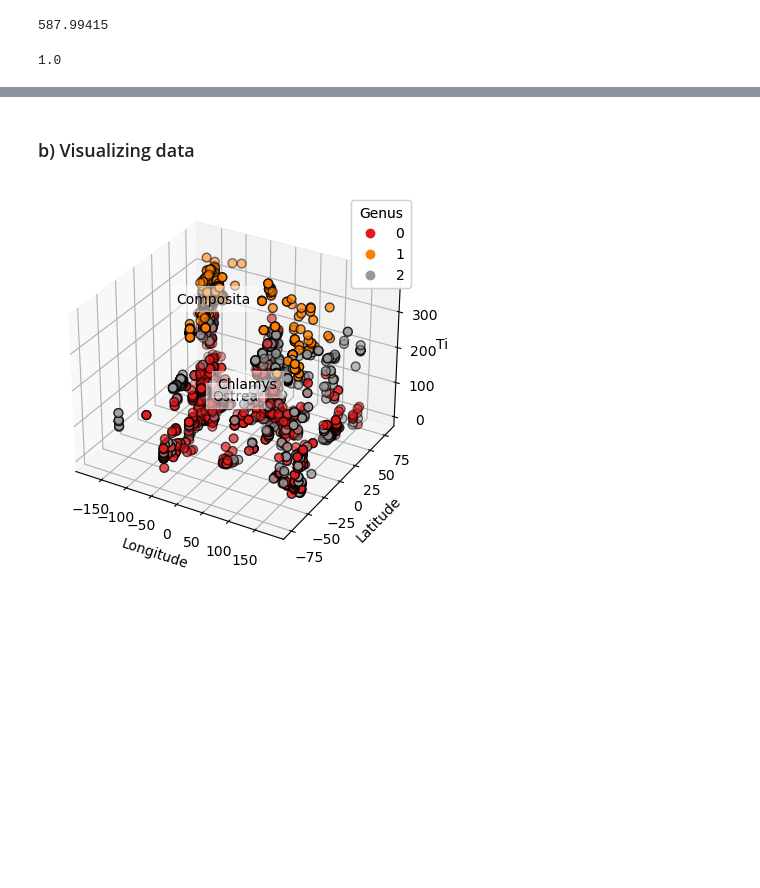
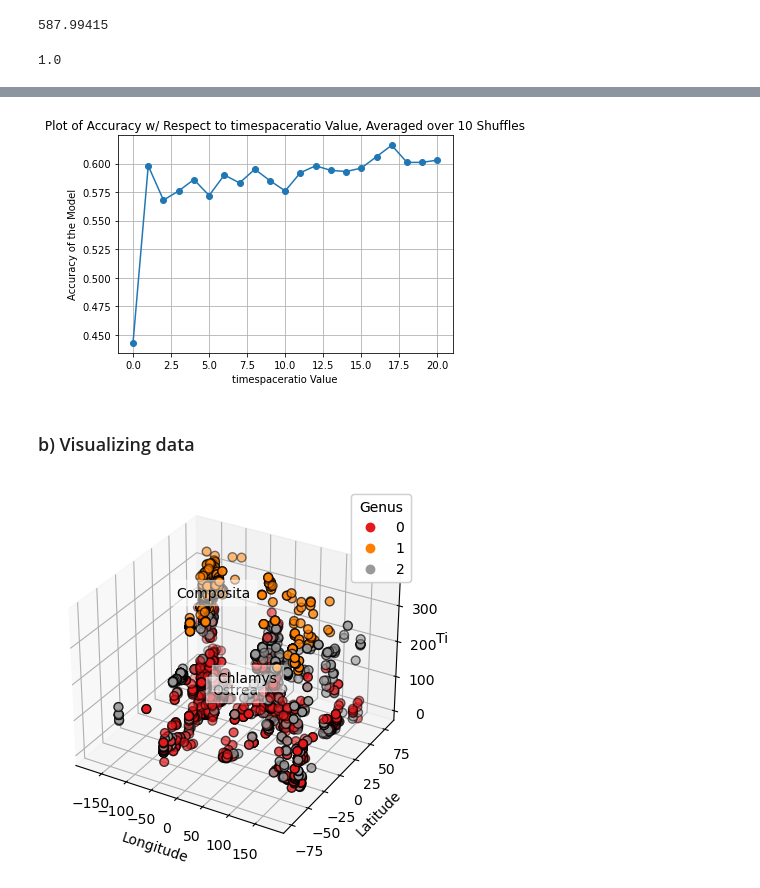
Before and after one commit to thatmartinlau/Dinosaur-ML, a Jupyter notebook: Project (1).ipynb, the cells around one changed output, grey strips where cells are left out. Cells and saved outputs as stored; diff of their text form; code cells hidden in the pictures; blank space fills up the shorter version.

```diff
--- a/Project (1).ipynb
+++ b/Project (1).ipynb
@@ -357,3 +414,18 @@ data3d
+# %%
+#[np.average([train3dknn(i,neighbors=6,shuffle=True) for j in range(10)]) for i in range(11)]=[0.445, 0.59 , 0.587, 0.621, 0.582, 0.6  , 0.565, 0.592, 0.575,0.588, 0.605]
+
+shuffled_acc_per_timespace=[0.443, 0.598, 0.568, 0.576, 0.586, 0.572, 0.59 , 0.583, 0.595,
+       0.585, 0.576, 0.592, 0.598, 0.594, 0.593, 0.596, 0.606, 0.616,
+       0.601, 0.601, 0.603]
+# Plotting
+plt.plot(shuffled_acc_per_timespace, marker='o')
+plt.title('Plot of Accuracy w/ Respect to timespaceratio Value, Averaged over 10 Shuffles')
+plt.xlabel('timespaceratio Value')
+plt.ylabel('Accuracy of the Model')
+plt.grid(True)
+plt.show()
+# %% [output]
+[figure, added]
 # %% [markdown]
 ### b) Visualizing data
 # %%
```
Also changed, not shown: parts of 14 cells of this notebook.
